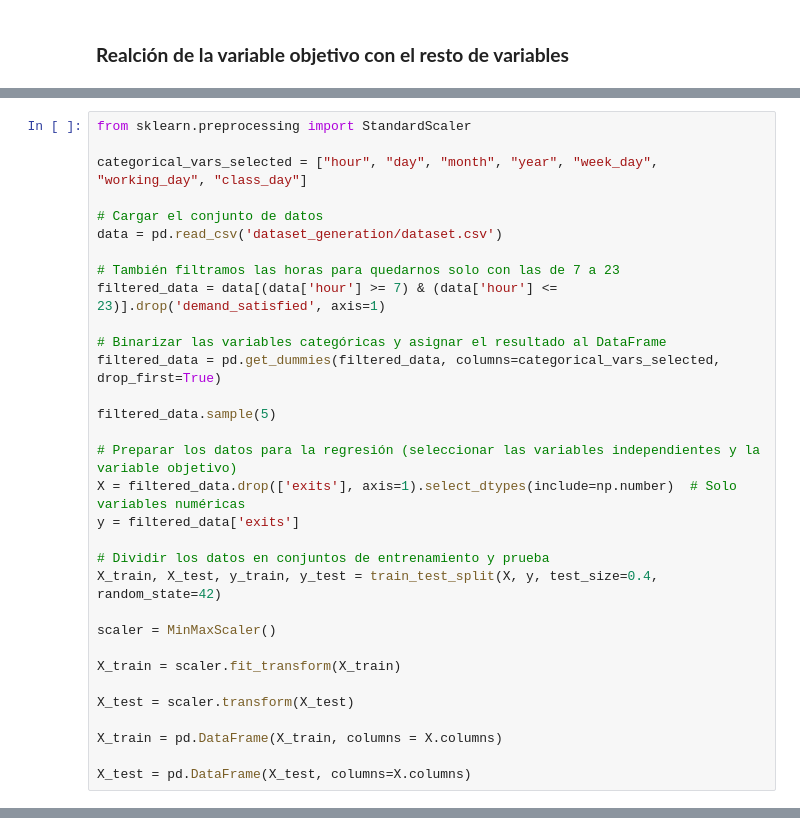
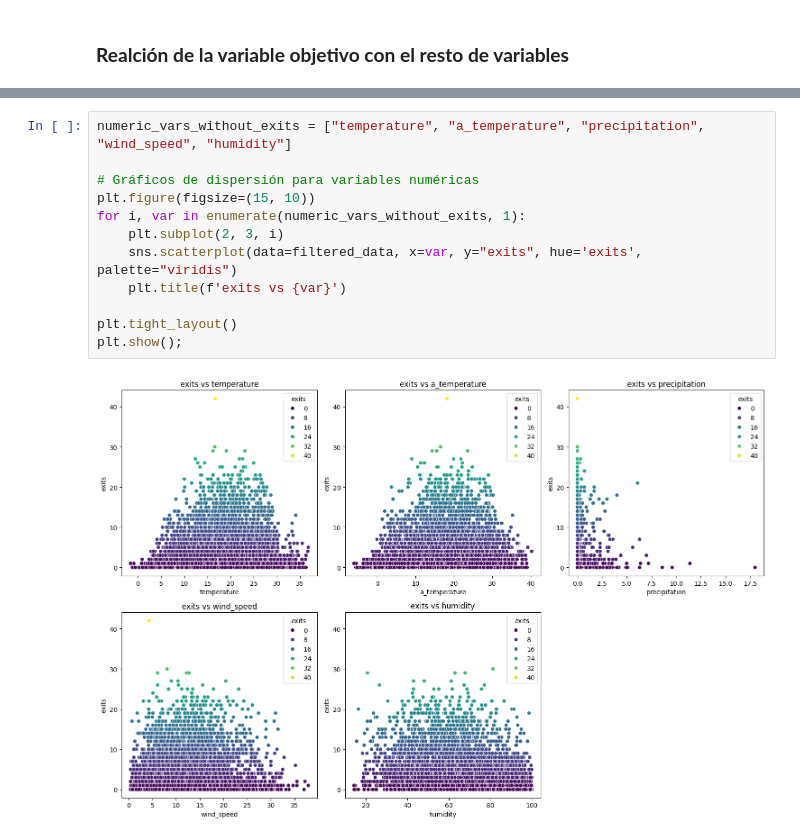
Before and after one commit to nicollorens12/BicingEstimator, a Jupyter notebook: notebook.ipynb, the cells around one changed output, grey strips where cells are left out. Saved outputs shown, nothing was run; the diff lists cells and outputs as text.

```diff
--- a/notebook.ipynb
+++ b/notebook.ipynb
@@ -583,32 +174,0 @@ PROBANDO SVR KERNEL RBF
-# %%
-from sklearn.preprocessing import StandardScaler
-
-categorical_vars_selected = ["hour", "day", "month", "year", "week_day", "working_day", "class_day"]
-
-# Cargar el conjunto de datos
-data = pd.read_csv('dataset_generation/dataset.csv')
-
-# También filtramos las horas para quedarnos solo con las de 7 a 23
-filtered_data = data[(data['hour'] >= 7) & (data['hour'] <= 23)].drop('demand_satisfied', axis=1)
-
-# Binarizar las variables categóricas y asignar el resultado al DataFrame
-filtered_data = pd.get_dummies(filtered_data, columns=categorical_vars_selected, drop_first=True)
-
-filtered_data.sample(5)
-
-# Preparar los datos para la regresión (seleccionar las variables independientes y la variable objetivo)
-X = filtered_data.drop(['exits'], axis=1).select_dtypes(include=np.number)  # Solo variables numéricas
-y = filtered_data['exits']
-
-# Dividir los datos en conjuntos de entrenamiento y prueba
-X_train, X_test, y_train, y_test = train_test_split(X, y, test_size=0.4, random_state=42)
-
-scaler = MinMaxScaler()
-
-X_train = scaler.fit_transform(X_train)
-
-X_test = scaler.transform(X_test)
-
-X_train = pd.DataFrame(X_train, columns = X.columns)
-
-X_test = pd.DataFrame(X_test, columns=X.columns)
@@ -712,0 +175,14 @@ ValueError: operands could not be broadcast together with shapes (12661,) (5427,
+# %%
+numeric_vars_without_exits = ["temperature", "a_temperature", "precipitation", "wind_speed", "humidity"]
+
+# Gráficos de dispersión para variables numéricas
+plt.figure(figsize=(15, 10))
+for i, var in enumerate(numeric_vars_without_exits, 1):
+    plt.subplot(2, 3, i)
+    sns.scatterplot(data=filtered_data, x=var, y="exits", hue='exits', palette="viridis")
+    plt.title(f'exits vs {var}')
+
+plt.tight_layout()
+plt.show();
+# %% [output]
+[figure, added]
```
Also changed, not shown: parts of 51 cells of this notebook.
